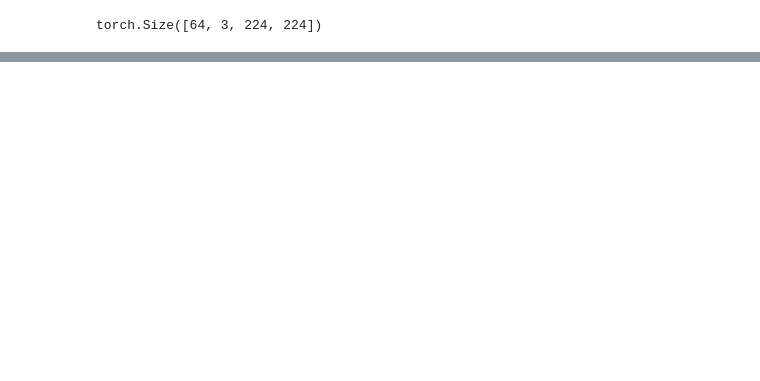
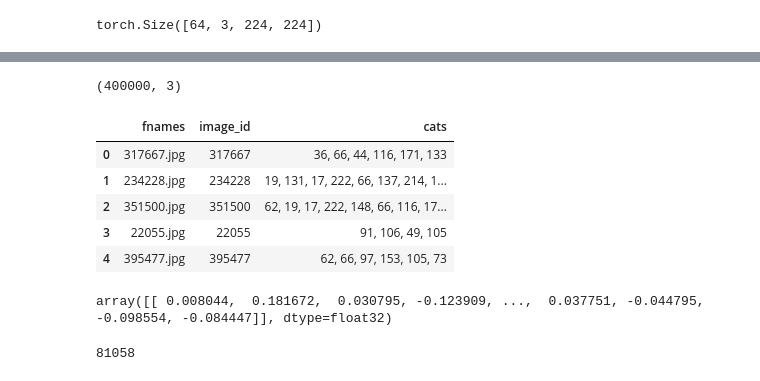
Before and after one commit to gokul-krishna/MUIMUI, a Jupyter notebook: nbs/MultiClass-ResNet.ipynb, the cells around one changed output, grey strips where cells are left out. Drawn from its saved outputs; the diff is of its cells as text; code cells hidden in the pictures; blank space fills up the shorter version.

```diff
--- a/nbs/MultiClass-ResNet.ipynb
+++ b/nbs/MultiClass-ResNet.ipynb
@@ -151,0 +277,17 @@ KeyboardInterrupt:
+# %%
+df.shape
+# %% [output]
+(400000, 3)
+# %%
+df.head()
+# %% [output]
+|  | fnames | image_id | cats |
+| 0 | 317667.jpg | 317667 | 36, 66, 44, 116, 171, 133 |
+| 1 | 234228.jpg | 234228 | 19, 131, 17, 222, 66, 137, 214, 1... |
+| 2 | 351500.jpg | 351500 | 62, 19, 17, 222, 148, 66, 116, 17... |
+| 3 | 22055.jpg | 22055 | 91, 106, 49, 105 |
+| 4 | 395477.jpg | 395477 | 62, 66, 97, 153, 105, 73 |
+# %%
+pic_one_vector.numpy()
+# %% [output]
+array([[ 0.008044,  0.181672,  0.030795, -0.123909, ...,  0.037751, -0.044795, -0.098554, -0.084447]], dtype=float32)
@@ -151,0 +302,4 @@ KeyboardInterrupt:
+# %%
+len(emb_dict)
+# %% [output]
+81058
```
Also changed, not shown: parts of 60 cells of this notebook, 1 other file.
